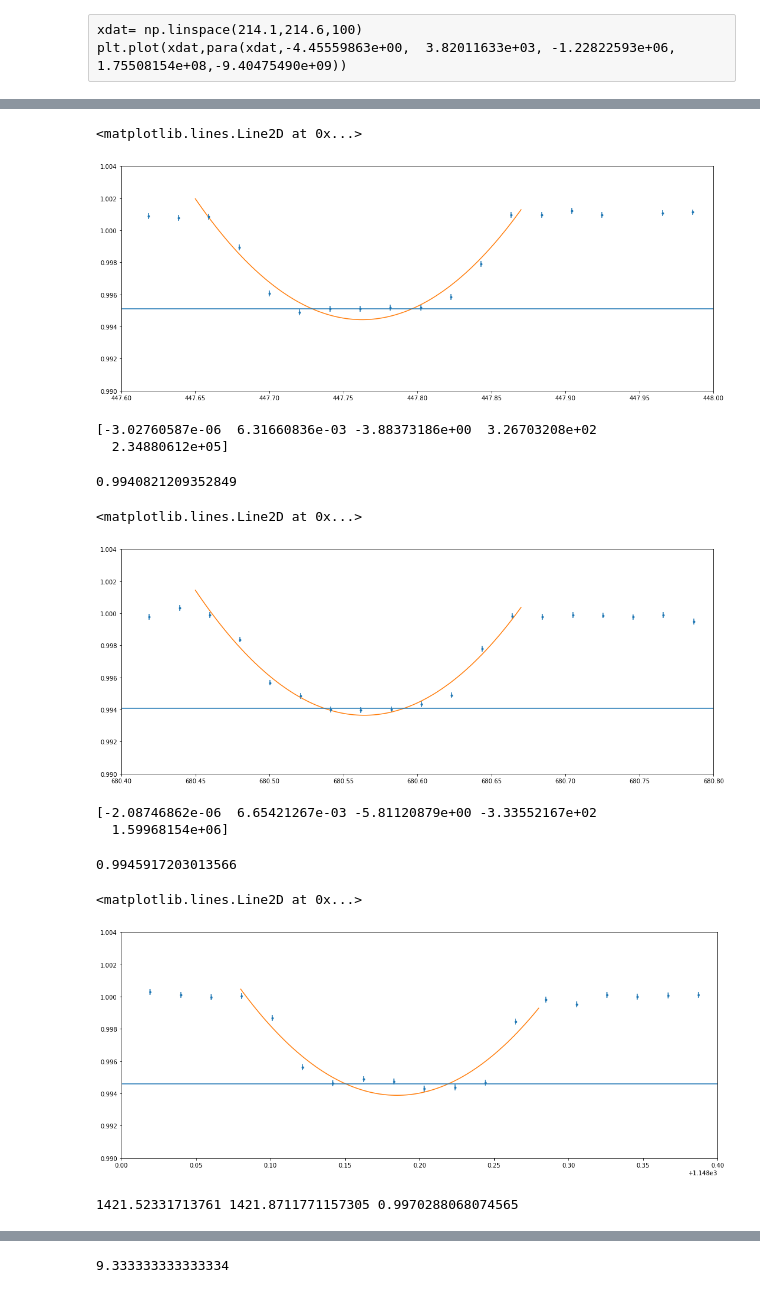
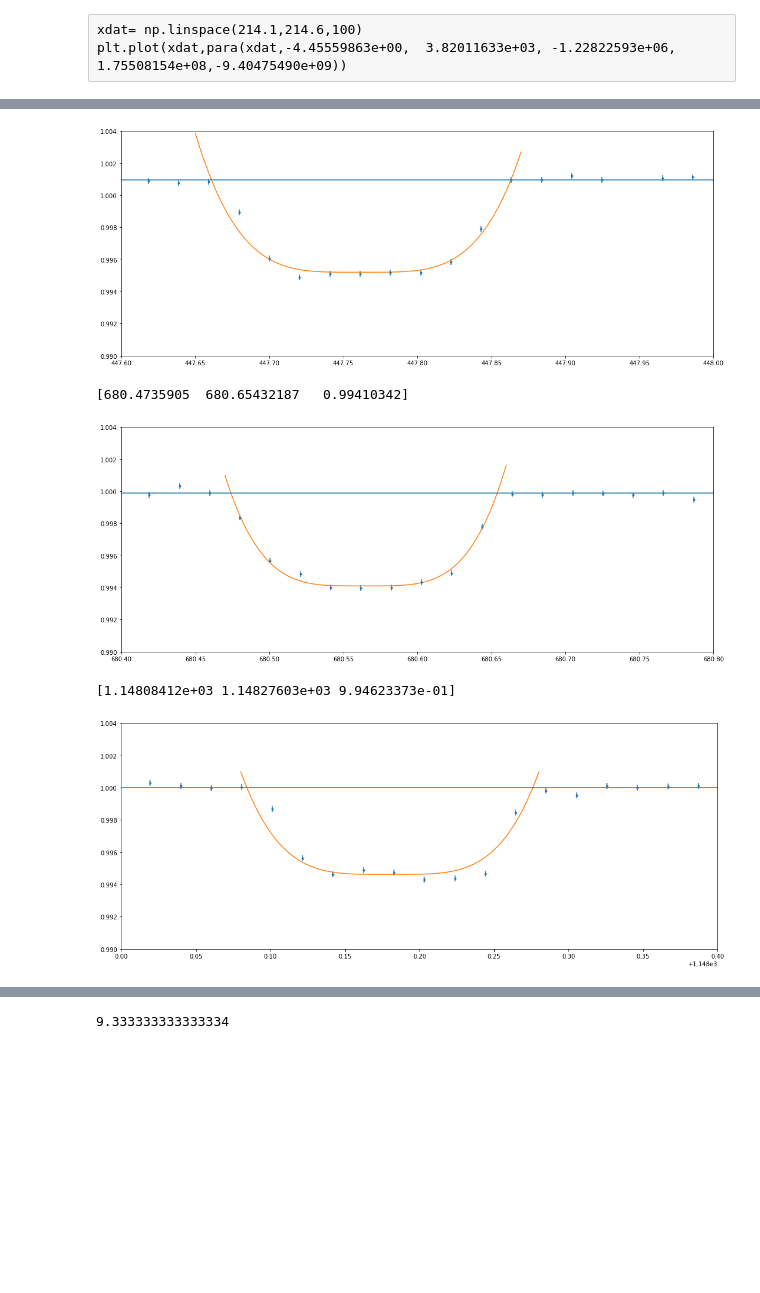
Before and after one commit to wfw23/Astrolabs, a Jupyter notebook: Chapter3_ExoLightCurves.ipynb, the cells around one changed output, grey strips where cells are left out. Saved outputs shown, nothing was run; the diff lists cells and outputs as text; code cells hidden in the pictures; blank space fills up the shorter version.

```diff
--- a/Chapter3_ExoLightCurves.ipynb
+++ b/Chapter3_ExoLightCurves.ipynb
@@ -615,12 +754,11 @@ plt.errorbar(curve['time'],curve['flux'],curve['error'], ls='None',marker ='o',
 plt.xlim(214.1,214.6)
 plt.ylim(0.99,1.004)
 
-minmask = (curve['time']>214.28) &  (curve['time']<214.39)
-print(np.mean(curve['flux'][minmask]))
-print(np.min(para(xrange381, *popt381)))
-#xdat= np.linspace(214.1,214.6,100)
-#plt.plot(xdat,para(xdat,-4.45559863e+00,  3.82011633e+03, -1.22822593e+06,  1.75508154e+08,-9.40475490e+09))
-plt.plot(xrange381, para(xrange381, *popt381))
-min38.append(np.mean(curve['flux'][minmask]))
-plt.axhline(np.mean(curve['flux'][minmask]))
+plt.plot(xrange381, para(xrange381, *popt3811))
+ydata=quartic(xrange381, *popt381)
+plt.plot(xrange381,ydata)
+plt.axhline(baseline(214.1,214.23,214.45,214.6))
+
+depth=baseline(214.1,214.23,214.45,214.6)-np.min(ydata)
+min38.append(depth)
 # %% [output]
@@ -646,6 +786,6 @@ chisquared(curve['flux'][mask381],curve['error'][mask381], para(curve['time'][ma
 # %%
 xrange382=np.linspace(447.65,447.87,100)
 mask382 = (curve['time']>447.65) & (curve['time']<447.87)
-popt382, pcov382 = curve_fit(para,curve['time'][mask382], curve['flux'][mask382], sigma=curve['error'][mask382])
+popt382, pcov382 = curve_fit(quartic,curve['time'][mask382], curve['flux'][mask382], sigma=curve['error'][mask382],p0=(447.65,447.85,0.006))
 print(popt382)
 # %% [output]
@@ -657,57 +796,53 @@ plt.errorbar(curve['time'],curve['flux'],curve['error'], ls='None',marker ='o',
 plt.xlim(447.6,448)
 plt.ylim(0.99,1.004)
 
-plt.plot(xrange382, para(xrange382, *popt382))
-minmask = (curve['time']>447.71) &  (curve['time']<447.82)
-min38.append(np.mean(curve['flux'][minmask]))
-plt.axhline(np.mean(curve['flux'][minmask]))
+ydata=quartic(xrange382, *popt382)
+plt.plot(xrange382,ydata)
+plt.axhline(baseline(447.6,447.65,447.87,448))
+
+depth=baseline(447.6,447.65,447.87,448)-np.min(ydata)
+min38.append(depth)
 # %% [output]
-<matplotlib.lines.Line2D at 0x...>
-[figure, old version]
+[figure, new version]
 # %%
-xrange383=np.linspace(680.45,680.67,100)
-mask383 = (curve['time']>680.45) & (curve['time']<680.67)
-popt383, pcov383 = curve_fit(para,curve['time'][mask383], curve['flux'][mask383], sigma=curve['error'][mask383])
+xrange383=np.linspace(680.47,680.66,100)
+mask383 = (curve['time']>680.47) & (curve['time']<680.66)
+popt383, pcov383 = curve_fit(quartic,curve['time'][mask383], curve['flux'][mask383], sigma=curve['error'][mask383],p0=(680.4,680.6,0.006))
 print(popt383)
 # %% [output]
-[-3.02760587e-06  6.31660836e-03 -3.88373186e+00  3.26703208e+02
-  2.34880612e+05]
+[680.4735905  680.65432187   0.99410342]
 # %%
 plt.figure(figsize=(18,7))
 plt.errorbar(curve['time'],curve['flux'],curve['error'], ls='None',marker ='o', markersize=3)
 plt.xlim(680.4,680.8)
 plt.ylim(0.99,1.004)
 
-plt.plot(xrange383, para(xrange383, *popt383))
-minmask = (curve['time']>680.54) &  (curve['time']<680.62)
-min38.append(np.mean(curve['flux'][minmask]))
-print(np.mean(curve['flux'][minmask]))
-plt.axhline(np.mean(curve['flux'][minmask]))
+ydata=quartic(xrange383, *popt383)
+plt.plot(xrange383,ydata)
+plt.axhline(baseline(680.4,680.47,680.66,680.8))
+
+depth=baseline(680.4,680.47,680.66,680.8)-np.min(ydata)
+min38.append(depth)
 # %% [output]
-0.9940821209352849
-<matplotlib.lines.Line2D at 0x...>
-[figure, old version]
+[figure, new version]
 # %%
 xrange384=np.linspace(1148.08,1148.28,100)
 mask384 = (curve['time']>1148.08) & (curve['time']<1148.28)
-popt384, pcov384 = curve_fit(para,curve['time'][mask384], curve['flux'][mask384], sigma=curve['error'][mask384])
+popt384, pcov384 = curve_fit(quartic,curve['time'][mask384], curve['flux'][mask384], sigma=curve['error'][mask384],p0=(1148.08,1148.27,0.006))
 print(popt384)
 # %% [output]
-[-2.08746862e-06  6.65421267e-03 -5.81120879e+00 -3.33552167e+02
-  1.59968154e+06]
+[1.14808412e+03 1.14827603e+03 9.94623373e-01]
 # %%
 plt.figure(figsize=(18,7))
 plt.errorbar(curve['time'],curve['flux'],curve['error'], ls='None',marker ='o', markersize=3)
 plt.xlim(1148,1148.4)
 plt.ylim(0.99,1.004)
 
+ydata=quartic(xrange384, *popt384)
+plt.plot(xrange384,ydata)
+plt.axhline(baseline(1148,1148.1,1148.27,1148.4))
 
-plt.plot(xrange384, para(xrange384, *popt384))
-minmask = (curve['time']>1148.13) &  (curve['time']<1148.25)
-min38.append(np.mean(curve['flux'][minmask]))
-print(np.mean(curve['flux'][minmask]))
-plt.axhline(np.mean(curve['flux'][minmask]))
+depth=baseline(1148,1148.1,1148.27,1148.4)-np.min(ydata)
+min38.append(depth)
 # %% [output]
-0.9945917203013566
-<matplotlib.lines.Line2D at 0x...>
-[figure, old version]
+[figure, new version]
@@ -723,4 +851,0 @@ popt385, pcov385 = curve_fit(quartic,curve['time'][mask385], curve['flux'][mask3
-# %%
-print(*popt385)
-# %% [output]
-1421.52331713761 1421.8711771157305 0.9970288068074565
```
Also changed, not shown: parts of 67 cells of this notebook, 1 other file.
